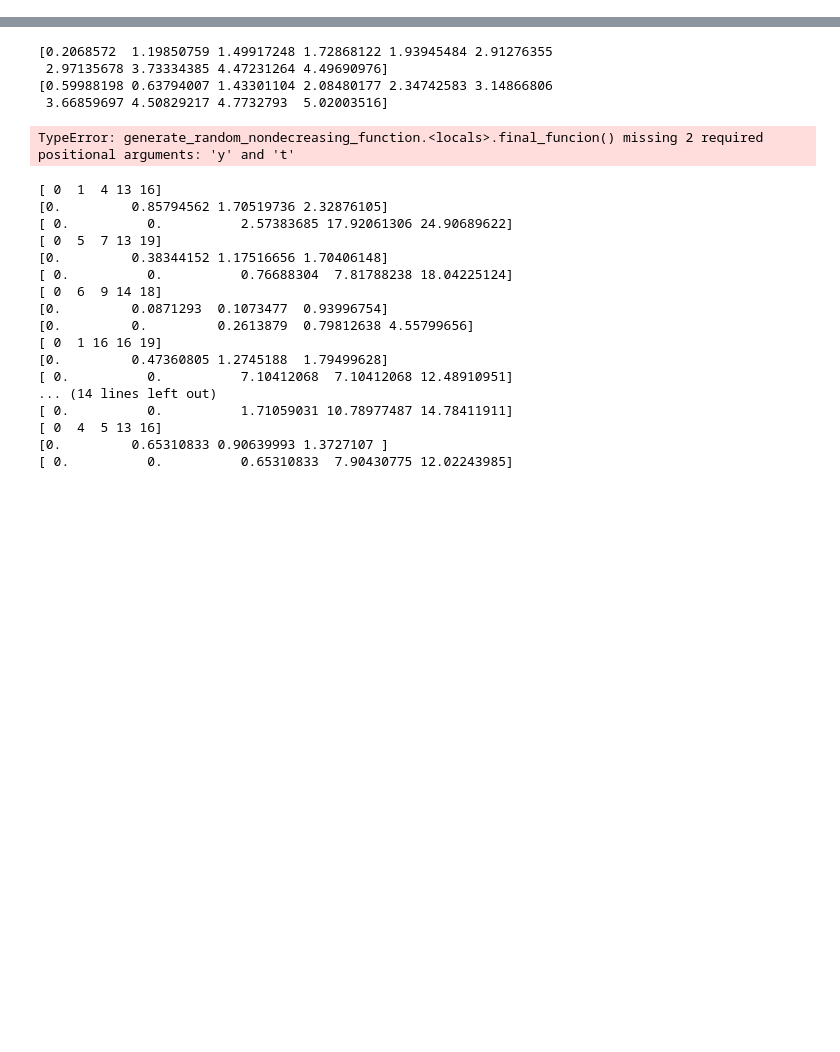
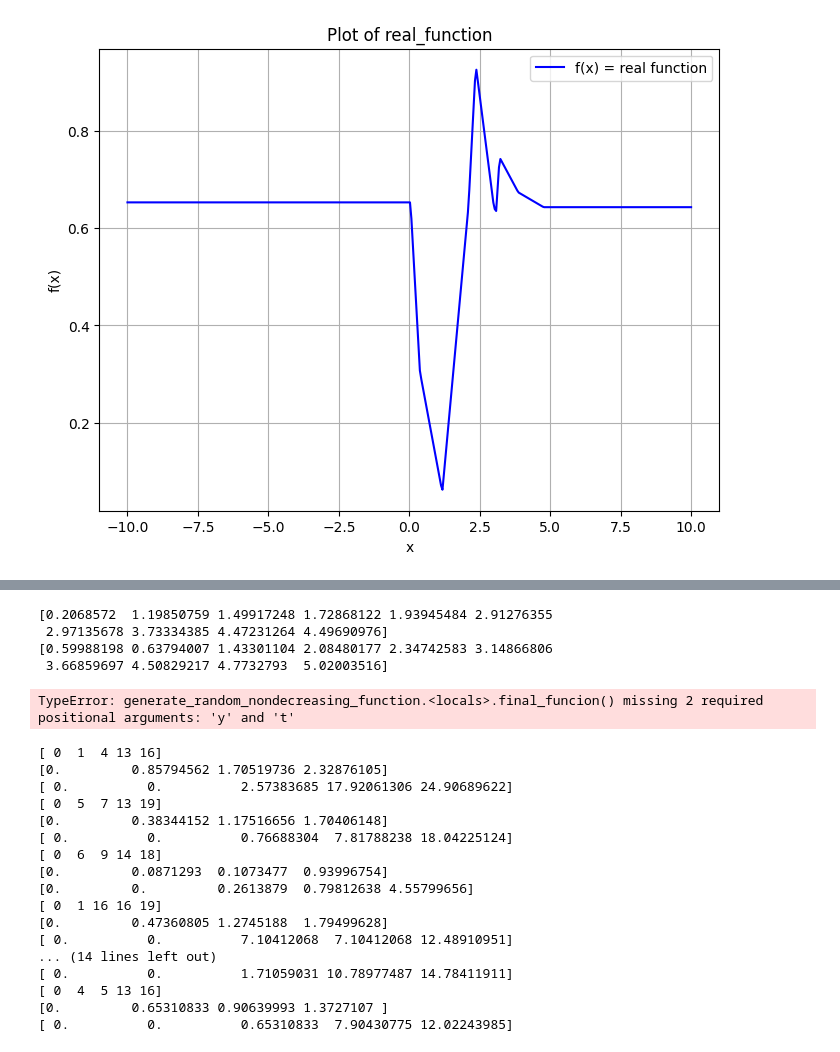
Before and after one commit to HttTavares/phd, a Jupyter notebook: test.ipynb, the cells around one changed output, grey strips where cells are left out. Drawn from its saved outputs; the diff is of its cells as text; code cells hidden in the pictures; blank space fills up the shorter version.

```diff
--- a/test.ipynb
+++ b/test.ipynb
@@ -50,0 +256,7 @@ def generate_several_rcf():
+# %%
+g = piecewise_linear_function(points)
+# for i in range(-50, 100):
+#     print(g(i/10))
+plot_function( g )
+# %% [output]
+[figure, added]
```
Also changed, not shown: parts of 9 cells of this notebook.
